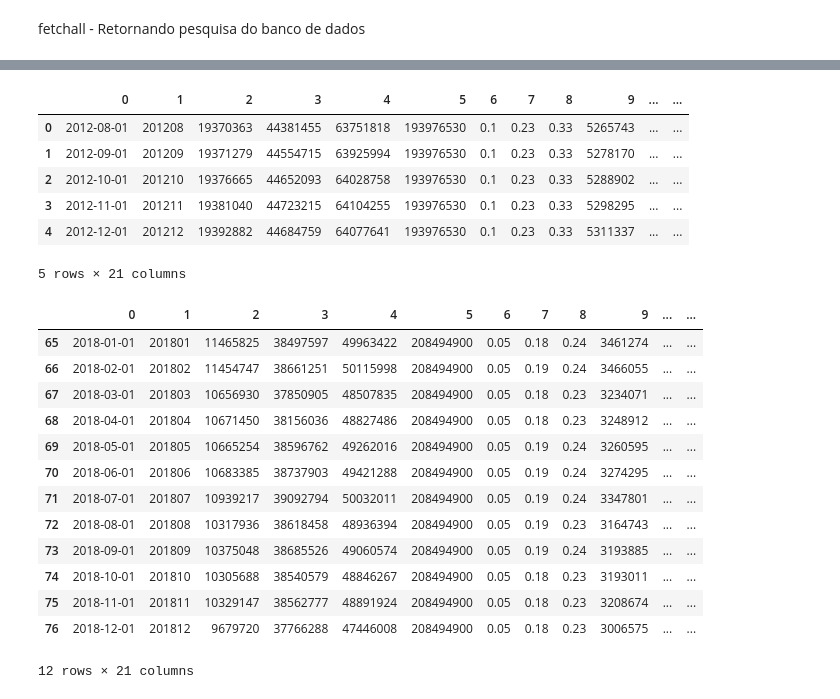
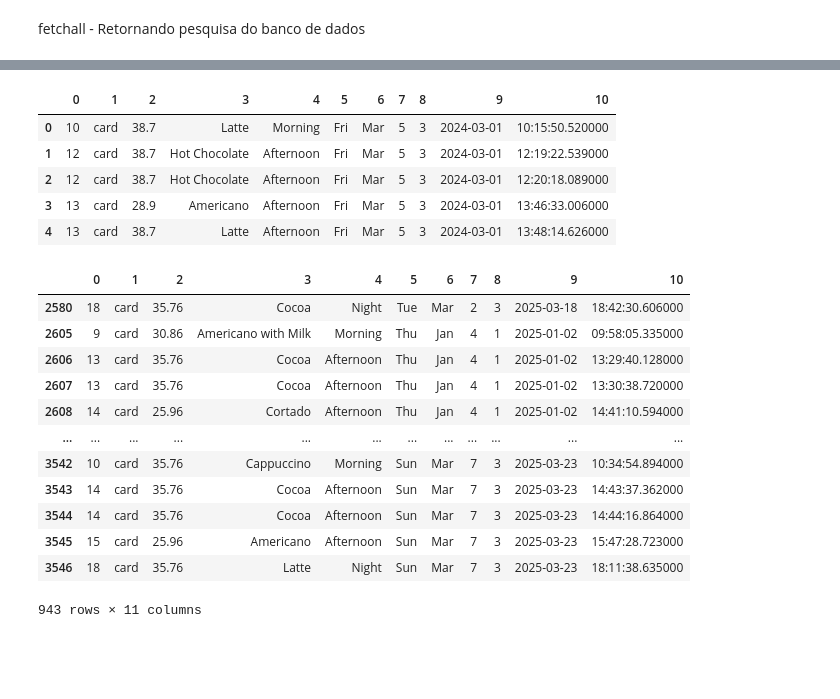
Before and after one commit to ViniciusHTSilva/Analise-Cafeteria, a Jupyter notebook: main.ipynb, the cells around one changed output, grey strips where cells are left out. Cells and saved outputs as stored; diff of their text form; code cells hidden in the pictures; blank space fills up the shorter version.

```diff
--- a/main.ipynb
+++ b/main.ipynb
@@ -25,0 +27,2 @@ df.head()
+# %%
+df = df.dropna()
@@ -26,31 +50,29 @@ df.head()
 # %%
-df[0] = pd.to_datetime(df[0])
+df[9] = pd.to_datetime(df[9])
 # %%
 df.head()
 # %% [output]
-|  | 0 | 1 | 2 | 3 | 4 | 5 | 6 | 7 | 8 | 9 | ... | ... |
-| 0 | 2012-08-01 | 201208 | 19370363 | 44381455 | 63751818 | 193976530 | 0.1 | 0.23 | 0.33 | 5265743 | ... | ... |
-| 1 | 2012-09-01 | 201209 | 19371279 | 44554715 | 63925994 | 193976530 | 0.1 | 0.23 | 0.33 | 5278170 | ... | ... |
-| 2 | 2012-10-01 | 201210 | 19376665 | 44652093 | 64028758 | 193976530 | 0.1 | 0.23 | 0.33 | 5288902 | ... | ... |
-| 3 | 2012-11-01 | 201211 | 19381040 | 44723215 | 64104255 | 193976530 | 0.1 | 0.23 | 0.33 | 5298295 | ... | ... |
-| 4 | 2012-12-01 | 201212 | 19392882 | 44684759 | 64077641 | 193976530 | 0.1 | 0.23 | 0.33 | 5311337 | ... | ... |
+|  | 0 | 1 | 2 | 3 | 4 | 5 | 6 | 7 | 8 | 9 | 10 |
+| 0 | 10 | card | 38.7 | Latte | Morning | Fri | Mar | 5 | 3 | 2024-03-01 | 10:15:50.520000 |
+| 1 | 12 | card | 38.7 | Hot Chocolate | Afternoon | Fri | Mar | 5 | 3 | 2024-03-01 | 12:19:22.539000 |
+| 2 | 12 | card | 38.7 | Hot Chocolate | Afternoon | Fri | Mar | 5 | 3 | 2024-03-01 | 12:20:18.089000 |
+| 3 | 13 | card | 28.9 | Americano | Afternoon | Fri | Mar | 5 | 3 | 2024-03-01 | 13:46:33.006000 |
+| 4 | 13 | card | 38.7 | Latte | Afternoon | Fri | Mar | 5 | 3 | 2024-03-01 | 13:48:14.626000 |
-5 rows × 21 columns
 # %%
-media_2018 = df[(df[0] >= '2018-01-01') & (df[0] <= '2018-12-31')]
+media_2025 = df[(df[9] >= '2025-01-01') & (df[9] <= '2025-12-31')]
 # %%
-media_2018
+media_2025
 # %% [output]
-|  | 0 | 1 | 2 | 3 | 4 | 5 | 6 | 7 | 8 | 9 | ... | ... |
-| 65 | 2018-01-01 | 201801 | 11465825 | 38497597 | 49963422 | 208494900 | 0.05 | 0.18 | 0.24 | 3461274 | ... | ... |
-| 66 | 2018-02-01 | 201802 | 11454747 | 38661251 | 50115998 | 208494900 | 0.05 | 0.19 | 0.24 | 3466055 | ... | ... |
-| 67 | 2018-03-01 | 201803 | 10656930 | 37850905 | 48507835 | 208494900 | 0.05 | 0.18 | 0.23 | 3234071 | ... | ... |
-| 68 | 2018-04-01 | 201804 | 10671450 | 38156036 | 48827486 | 208494900 | 0.05 | 0.18 | 0.23 | 3248912 | ... | ... |
-| 69 | 2018-05-01 | 201805 | 10665254 | 38596762 | 49262016 | 208494900 | 0.05 | 0.19 | 0.24 | 3260595 | ... | ... |
-| 70 | 2018-06-01 | 201806 | 10683385 | 38737903 | 49421288 | 208494900 | 0.05 | 0.19 | 0.24 | 3274295 | ... | ... |
-| 71 | 2018-07-01 | 201807 | 10939217 | 39092794 | 50032011 | 208494900 | 0.05 | 0.19 | 0.24 | 3347801 | ... | ... |
-| 72 | 2018-08-01 | 201808 | 10317936 | 38618458 | 48936394 | 208494900 | 0.05 | 0.19 | 0.23 | 3164743 | ... | ... |
-| 73 | 2018-09-01 | 201809 | 10375048 | 38685526 | 49060574 | 208494900 | 0.05 | 0.19 | 0.24 | 3193885 | ... | ... |
-| 74 | 2018-10-01 | 201810 | 10305688 | 38540579 | 48846267 | 208494900 | 0.05 | 0.18 | 0.23 | 3193011 | ... | ... |
-| 75 | 2018-11-01 | 201811 | 10329147 | 38562777 | 48891924 | 208494900 | 0.05 | 0.18 | 0.23 | 3208674 | ... | ... |
-| 76 | 2018-12-01 | 201812 | 9679720 | 37766288 | 47446008 | 208494900 | 0.05 | 0.18 | 0.23 | 3006575 | ... | ... |
+|  | 0 | 1 | 2 | 3 | 4 | 5 | 6 | 7 | 8 | 9 | 10 |
+| 2580 | 18 | card | 35.76 | Cocoa | Night | Tue | Mar | 2 | 3 | 2025-03-18 | 18:42:30.606000 |
+| 2605 | 9 | card | 30.86 | Americano with Milk | Morning | Thu | Jan | 4 | 1 | 2025-01-02 | 09:58:05.335000 |
+| 2606 | 13 | card | 35.76 | Cocoa | Afternoon | Thu | Jan | 4 | 1 | 2025-01-02 | 13:29:40.128000 |
+| 2607 | 13 | card | 35.76 | Cocoa | Afternoon | Thu | Jan | 4 | 1 | 2025-01-02 | 13:30:38.720000 |
+| 2608 | 14 | card | 25.96 | Cortado | Afternoon | Thu | Jan | 4 | 1 | 2025-01-02 | 14:41:10.594000 |
+| ... | ... | ... | ... | ... | ... | ... | ... | ... | ... | ... | ... |
+| 3542 | 10 | card | 35.76 | Cappuccino | Morning | Sun | Mar | 7 | 3 | 2025-03-23 | 10:34:54.894000 |
+| 3543 | 14 | card | 35.76 | Cocoa | Afternoon | Sun | Mar | 7 | 3 | 2025-03-23 | 14:43:37.362000 |
+| 3544 | 14 | card | 35.76 | Cocoa | Afternoon | Sun | Mar | 7 | 3 | 2025-03-23 | 14:44:16.864000 |
+| 3545 | 15 | card | 25.96 | Americano | Afternoon | Sun | Mar | 7 | 3 | 2025-03-23 | 15:47:28.723000 |
+| 3546 | 18 | card | 35.76 | Latte | Night | Sun | Mar | 7 | 3 | 2025-03-23 | 18:11:38.635000 |
-12 rows × 21 columns
+943 rows × 11 columns
```
Also changed, not shown: parts of 20 cells of this notebook, 2 other files.
